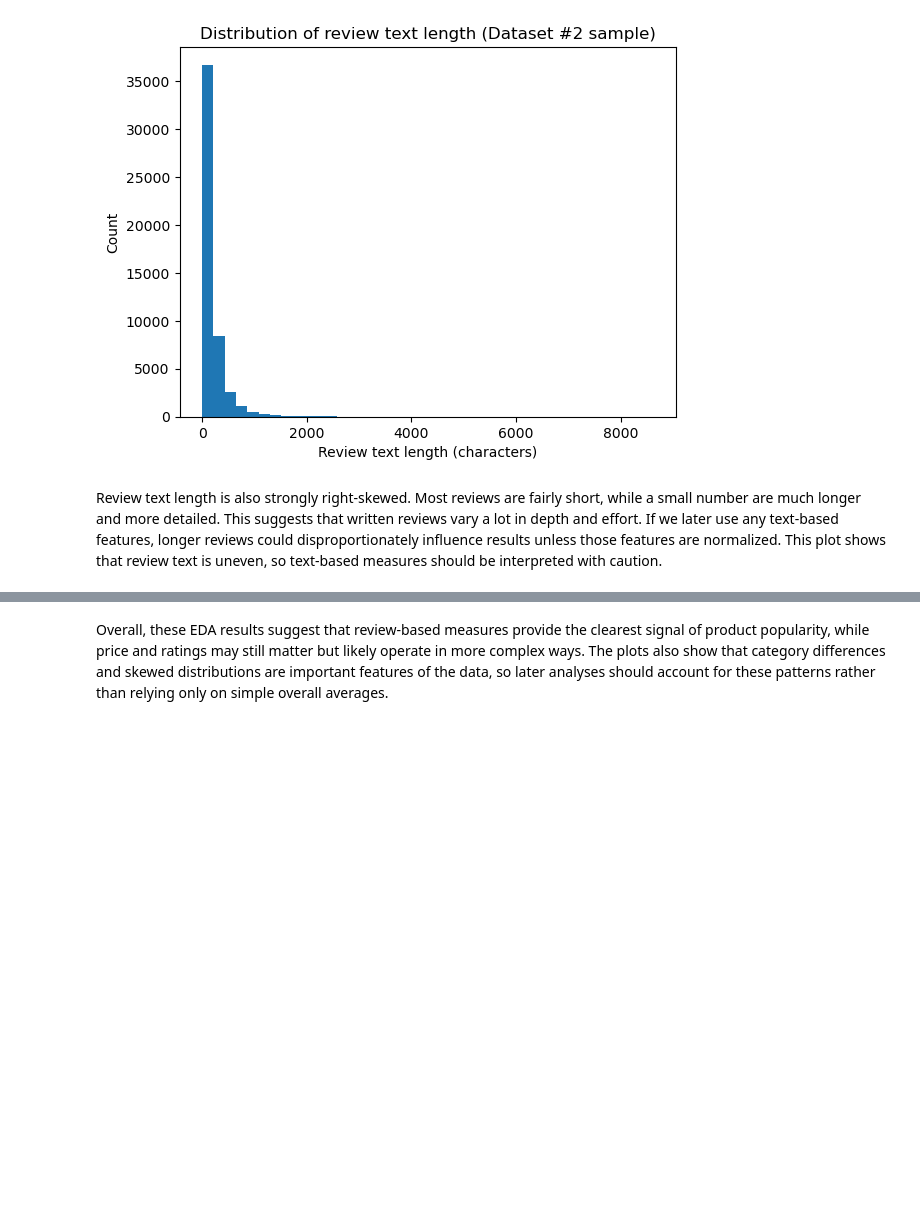
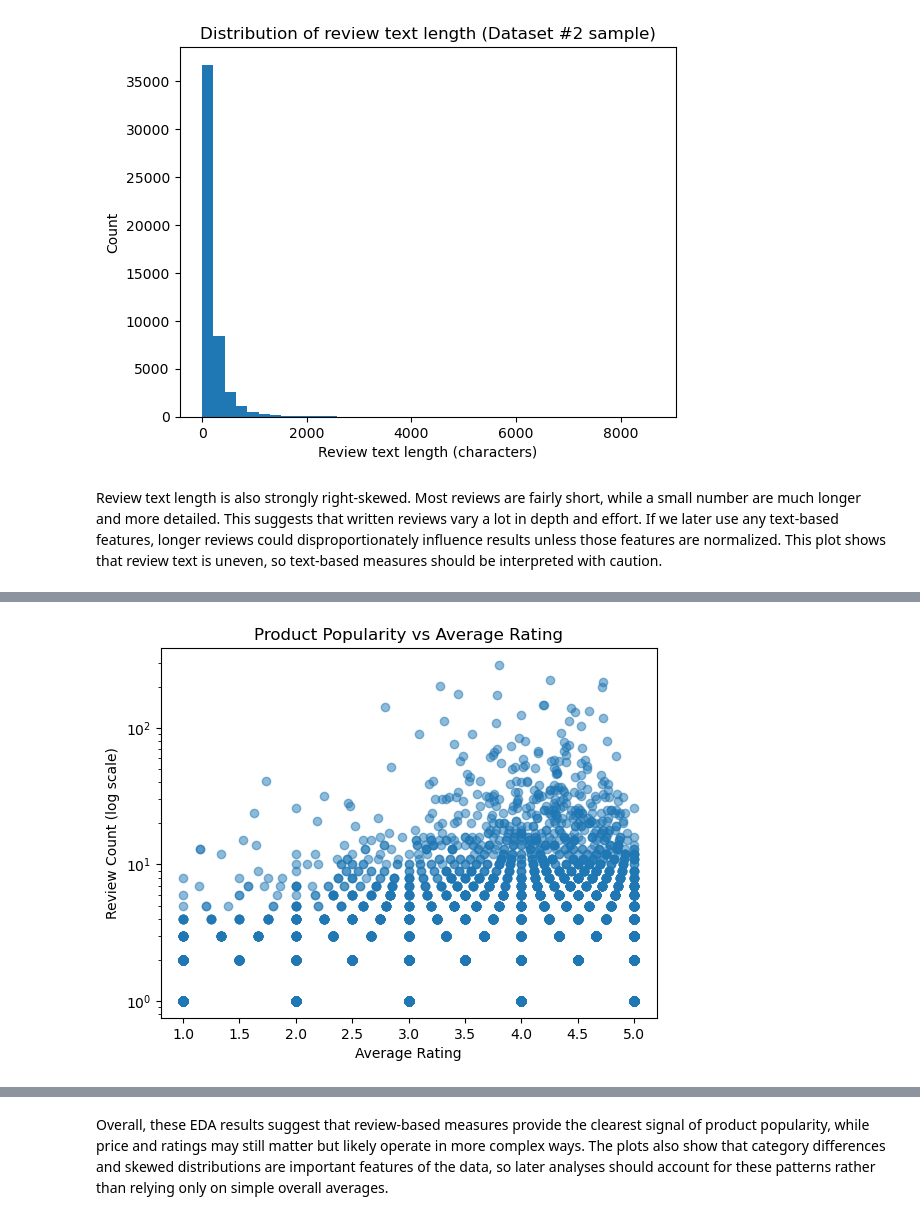
Before and after one commit to COGS108/Group129_WI26, a Jupyter notebook: 03-FinalProject.ipynb, the cells around one changed output, grey strips where cells are left out. Drawn from its saved outputs; the diff is of its cells as text; code cells hidden in the pictures; blank space fills up the shorter version.

```diff
--- a/03-FinalProject.ipynb
+++ b/03-FinalProject.ipynb
@@ -904,0 +1022,15 @@ Review text length is also strongly right-skewed. Most reviews are fairly short,
+# %%
+agg = df2_reviews.groupby("asin").agg({
+    "rating": "mean",
+    "asin": "count"
+}).rename(columns={"asin": "review_count"})
+
+plt.figure()
+plt.scatter(agg["rating"], agg["review_count"], alpha=0.5)
+plt.yscale("log")
+plt.xlabel("Average Rating")
+plt.ylabel("Review Count (log scale)")
+plt.title("Product Popularity vs Average Rating")
+plt.show()
+# %% [output]
+[figure, added]
```
Also changed, not shown: parts of 18 cells of this notebook.
